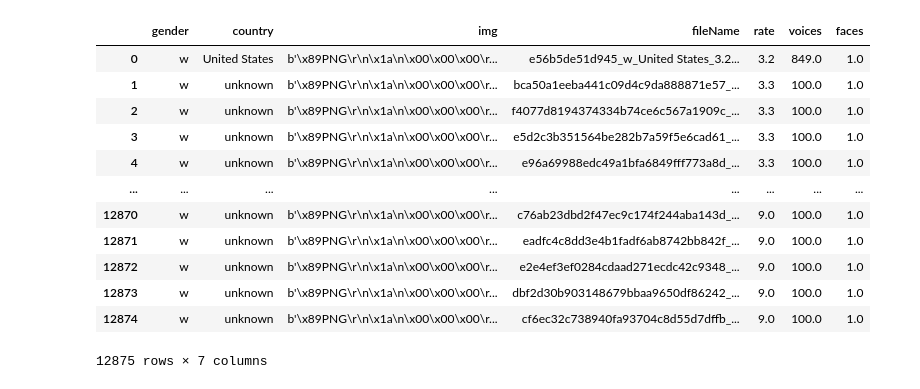
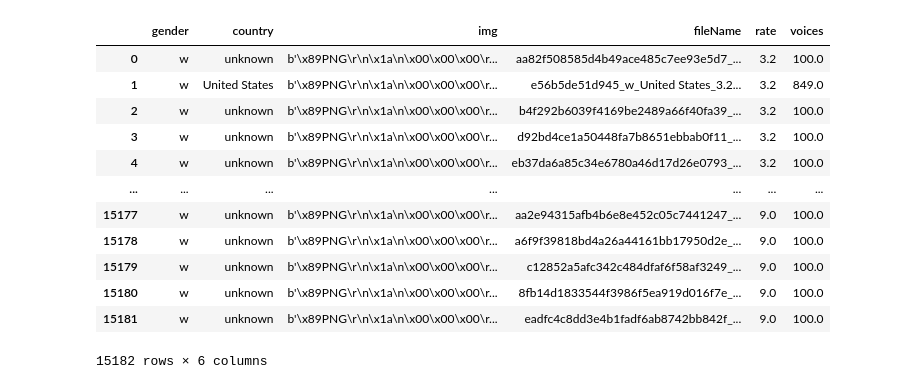
Before and after one commit to yrasiq/pretty-meter, a Jupyter notebook: notebooks/normalize_data.ipynb, the cells around one changed output. Cells and saved outputs as stored; diff of their text form; code cells hidden in the pictures.

```diff
--- a/notebooks/normalize_data.ipynb
+++ b/notebooks/normalize_data.ipynb
@@ -27,24 +27,24 @@ df
 # %%
 df = df.groupby(['gender', 'country', 'img'], as_index=False).agg(
-    {'fileName': 'first', 'rate': 'mean', 'voices': 'sum', 'faces': 'first'}
+    {'fileName': 'first', 'rate': 'mean', 'voices': 'sum'}
 ).reset_index(drop=True)
-df = df.loc[(df['gender'] == 'w') & (df['faces'] == 1) & (df['voices'] >= 40)].sort_values('rate').reset_index(drop=True)
+df = df.loc[(df['gender'] == 'w') & (df['voices'] >= 60)].sort_values('rate').reset_index(drop=True)
 
 df
 # %% [output]
-|  | gender | country | img | fileName | rate | voices | faces |
-| 0 | w | United States | b'\x89PNG\r\n\x1a\n\x00\x00\x00\r... | e56b5de51d945_w_United States_3.2... | 3.2 | 849.0 | 1.0 |
-| 1 | w | unknown | b'\x89PNG\r\n\x1a\n\x00\x00\x00\r... | bca50a1eeba441c09d4c9da888871e57_... | 3.3 | 100.0 | 1.0 |
-| 2 | w | unknown | b'\x89PNG\r\n\x1a\n\x00\x00\x00\r... | f4077d8194374334b74ce6c567a1909c_... | 3.3 | 100.0 | 1.0 |
-| 3 | w | unknown | b'\x89PNG\r\n\x1a\n\x00\x00\x00\r... | e5d2c3b351564be282b7a59f5e6cad61_... | 3.3 | 100.0 | 1.0 |
-| 4 | w | unknown | b'\x89PNG\r\n\x1a\n\x00\x00\x00\r... | e96a69988edc49a1bfa6849fff773a8d_... | 3.3 | 100.0 | 1.0 |
-| ... | ... | ... | ... | ... | ... | ... | ... |
-| 12870 | w | unknown | b'\x89PNG\r\n\x1a\n\x00\x00\x00\r... | c76ab23dbd2f47ec9c174f244aba143d_... | 9.0 | 100.0 | 1.0 |
-| 12871 | w | unknown | b'\x89PNG\r\n\x1a\n\x00\x00\x00\r... | eadfc4c8dd3e4b1fadf6ab8742bb842f_... | 9.0 | 100.0 | 1.0 |
-| 12872 | w | unknown | b'\x89PNG\r\n\x1a\n\x00\x00\x00\r... | e2e4ef3ef0284cdaad271ecdc42c9348_... | 9.0 | 100.0 | 1.0 |
-| 12873 | w | unknown | b'\x89PNG\r\n\x1a\n\x00\x00\x00\r... | dbf2d30b903148679bbaa9650df86242_... | 9.0 | 100.0 | 1.0 |
-| 12874 | w | unknown | b'\x89PNG\r\n\x1a\n\x00\x00\x00\r... | cf6ec32c738940fa93704c8d55d7dffb_... | 9.0 | 100.0 | 1.0 |
+|  | gender | country | img | fileName | rate | voices |
+| 0 | w | unknown | b'\x89PNG\r\n\x1a\n\x00\x00\x00\r... | aa82f508585d4b49ace485c7ee93e5d7_... | 3.2 | 100.0 |
+| 1 | w | United States | b'\x89PNG\r\n\x1a\n\x00\x00\x00\r... | e56b5de51d945_w_United States_3.2... | 3.2 | 849.0 |
+| 2 | w | unknown | b'\x89PNG\r\n\x1a\n\x00\x00\x00\r... | b4f292b6039f4169be2489a66f40fa39_... | 3.2 | 100.0 |
+| 3 | w | unknown | b'\x89PNG\r\n\x1a\n\x00\x00\x00\r... | d92bd4ce1a50448fa7b8651ebbab0f11_... | 3.2 | 100.0 |
+| 4 | w | unknown | b'\x89PNG\r\n\x1a\n\x00\x00\x00\r... | eb37da6a85c34e6780a46d17d26e0793_... | 3.2 | 100.0 |
+| ... | ... | ... | ... | ... | ... | ... |
+| 15177 | w | unknown | b'\x89PNG\r\n\x1a\n\x00\x00\x00\r... | aa2e94315afb4b6e8e452c05c7441247_... | 9.0 | 100.0 |
+| 15178 | w | unknown | b'\x89PNG\r\n\x1a\n\x00\x00\x00\r... | a6f9f39818bd4a26a44161bb17950d2e_... | 9.0 | 100.0 |
+| 15179 | w | unknown | b'\x89PNG\r\n\x1a\n\x00\x00\x00\r... | c12852a5afc342c484dfaf6f58af3249_... | 9.0 | 100.0 |
+| 15180 | w | unknown | b'\x89PNG\r\n\x1a\n\x00\x00\x00\r... | 8fb14d1833544f3986f5ea919d016f7e_... | 9.0 | 100.0 |
+| 15181 | w | unknown | b'\x89PNG\r\n\x1a\n\x00\x00\x00\r... | eadfc4c8dd3e4b1fadf6ab8742bb842f_... | 9.0 | 100.0 |
-12875 rows × 7 columns
+15182 rows × 6 columns
 # %%
 def normalize_rate(df: pd.DataFrame) -> pd.Series:
     s = df['rate'].copy()
```
Also changed, not shown: parts of 4 cells of this notebook, 13 other files.
